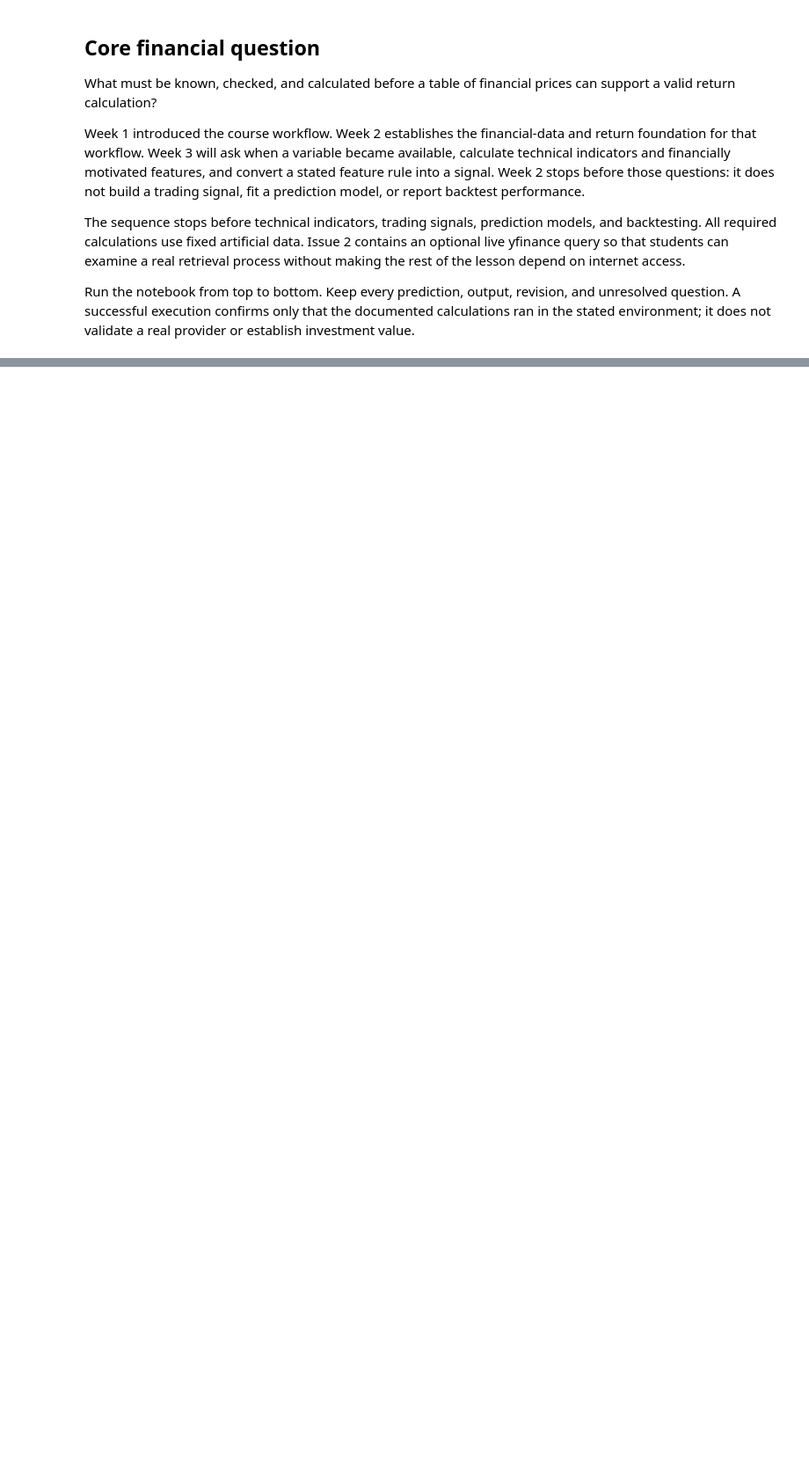
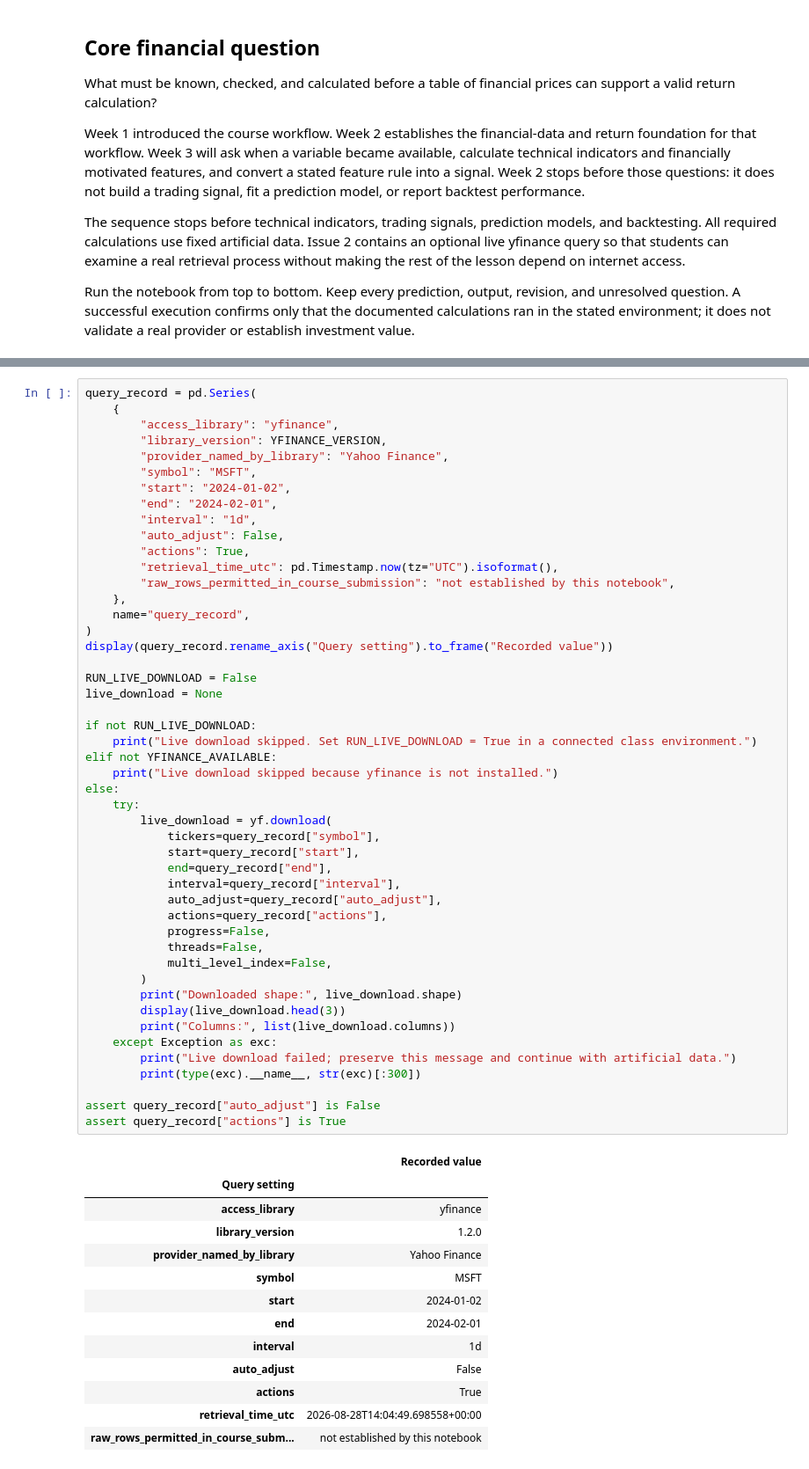
Before and after one commit to KennethWYLee/FinTech, a Jupyter notebook: course/02/week2_main.ipynb, the cells around one changed output, grey strips where cells are left out. Shown at 88% size. Drawn from its saved outputs; the diff is of its cells as text; blank space fills up the shorter version.

```diff
--- a/course/02/week2_main.ipynb
+++ b/course/02/week2_main.ipynb
@@ -398,0 +349,62 @@ When a retrieval is empty or fails, inspect the symbol, dates, interval, package
+# %%
+query_record = pd.Series(
+    {
+        "access_library": "yfinance",
+        "library_version": YFINANCE_VERSION,
+        "provider_named_by_library": "Yahoo Finance",
+        "symbol": "MSFT",
+        "start": "2024-01-02",
+        "end": "2024-02-01",
+        "interval": "1d",
+        "auto_adjust": False,
+        "actions": True,
+        "retrieval_time_utc": pd.Timestamp.now(tz="UTC").isoformat(),
+        "raw_rows_permitted_in_course_submission": "not established by this notebook",
+    },
+    name="query_record",
+)
+display(query_record.rename_axis("Query setting").to_frame("Recorded value"))
+
+RUN_LIVE_DOWNLOAD = False
+live_download = None
+
+if not RUN_LIVE_DOWNLOAD:
+    print("Live download skipped. Set RUN_LIVE_DOWNLOAD = True in a connected class environment.")
+elif not YFINANCE_AVAILABLE:
+    print("Live download skipped because yfinance is not installed.")
+else:
+    try:
+        live_download = yf.download(
+            tickers=query_record["symbol"],
+            start=query_record["start"],
+            end=query_record["end"],
+            interval=query_record["interval"],
+            auto_adjust=query_record["auto_adjust"],
+            actions=query_record["actions"],
+            progress=False,
+            threads=False,
+            multi_level_index=False,
+        )
+        print("Downloaded shape:", live_download.shape)
+        display(live_download.head(3))
+        print("Columns:", list(live_download.columns))
+    except Exception as exc:
+        print("Live download failed; preserve this message and continue with artificial data.")
+        print(type(exc).__name__, str(exc)[:300])
+
+assert query_record["auto_adjust"] is False
+assert query_record["actions"] is True
+# %% [output]
+|  | Recorded value |
+| Query setting |  |
+| access_library | yfinance |
+| library_version | 1.2.0 |
+| provider_named_by_library | Yahoo Finance |
+| symbol | MSFT |
+| start | 2024-01-02 |
+| end | 2024-02-01 |
+| interval | 1d |
+| auto_adjust | False |
+| actions | True |
+| retrieval_time_utc | 2026-08-28T14:04:49.698558+00:00 |
+| raw_rows_permitted_in_course_subm... | not established by this notebook |
```
Also changed, not shown: parts of 129 cells of this notebook.
